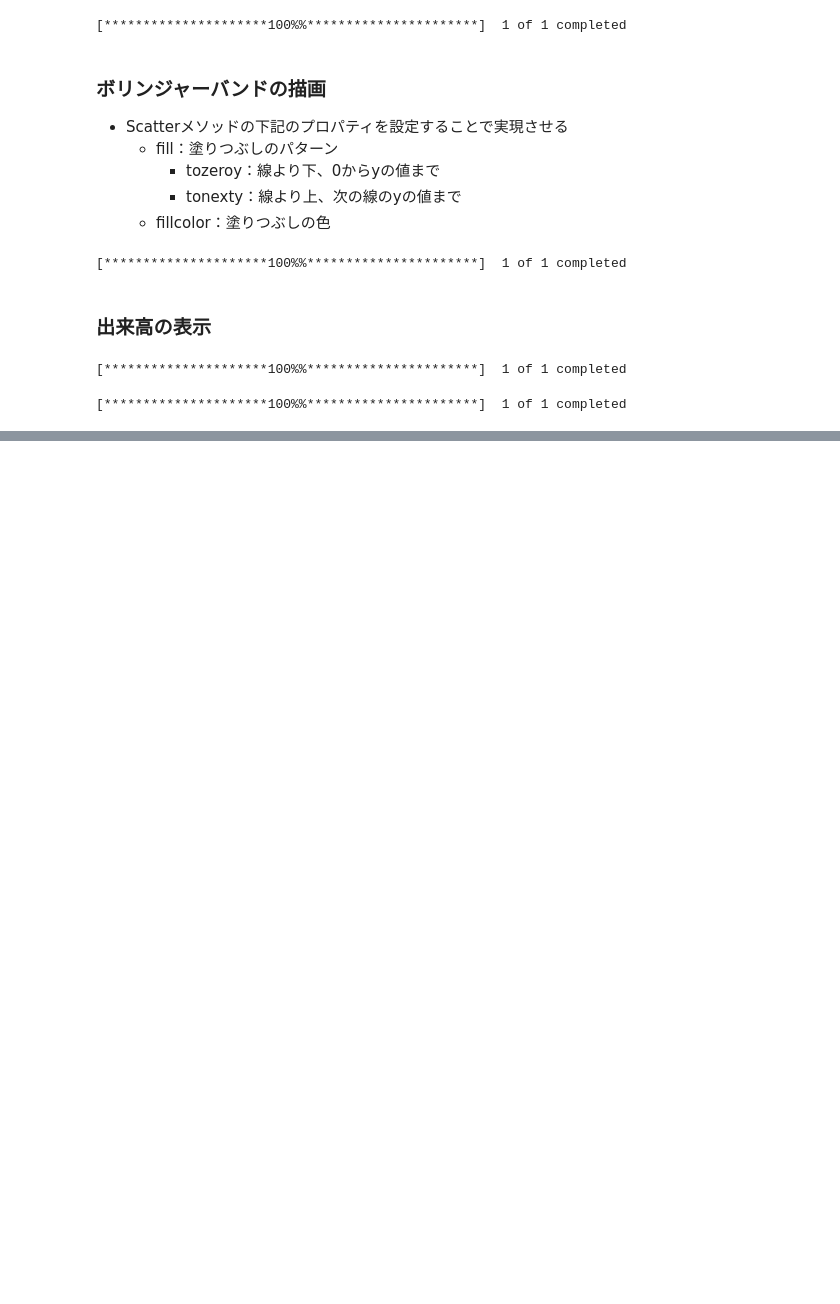
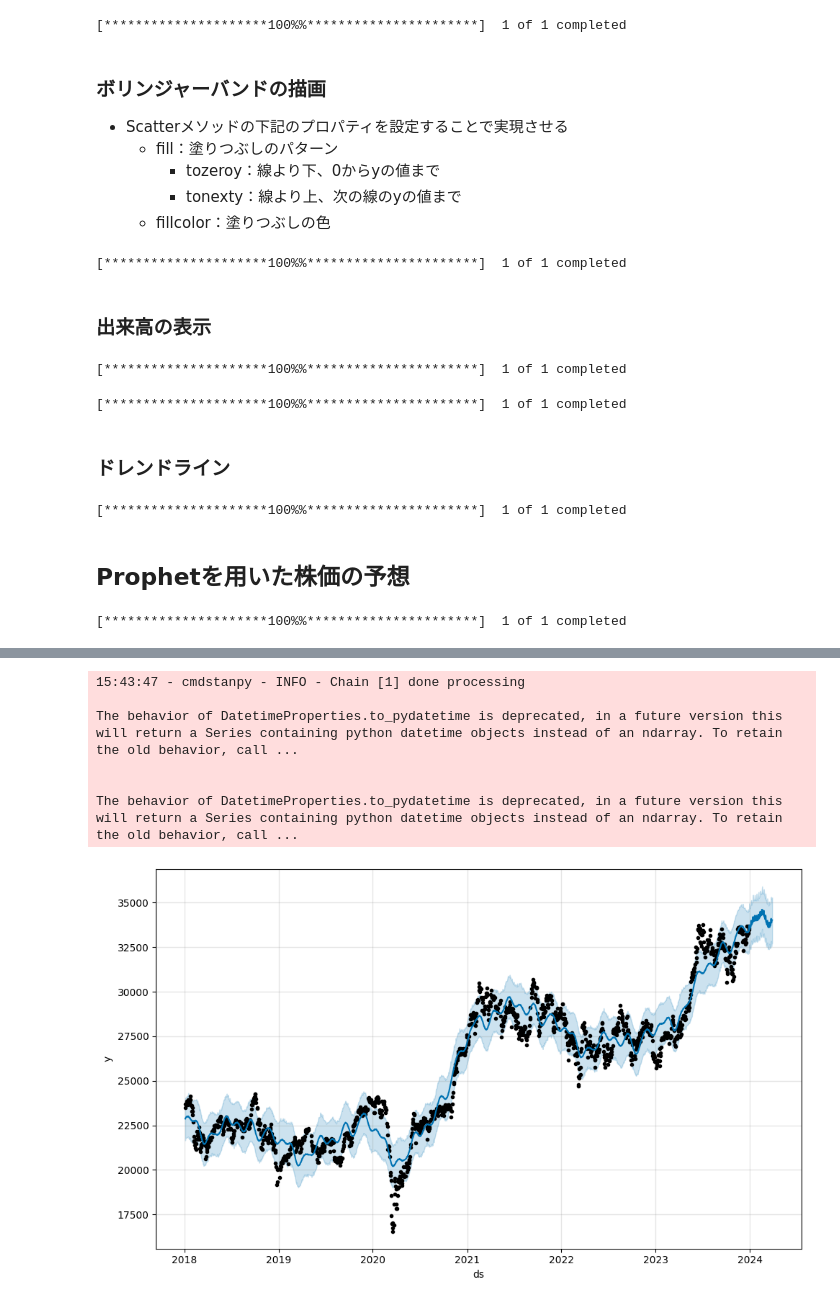
Before and after one commit to KOHTA0405/stock_price, a Jupyter notebook: stock_price.ipynb, the cells around one changed output, grey strips where cells are left out. Cells and saved outputs as stored; diff of their text form; code cells hidden in the pictures; blank space fills up the shorter version.

Commit message:
prophetによる予測の実行

```diff
--- a/stock_price.ipynb
+++ b/stock_price.ipynb
@@ -1373,3 +1375,30 @@ fig.update_layout(
 fig.show()
 # %% [output]
 [*********************100%%**********************]  1 of 1 completed
+# %% [markdown]
+### ドレンドライン
+# %%
+start = dt.date(2018, 1, 1)
+end = dt.date(2023, 12, 31)
+df = yf.download("^N225", start=start, end=end)
+fig = px.scatter(df, x=df.index, y="Close", trendline="ols")
+fig.show()
+# %% [output]
+[*********************100%%**********************]  1 of 1 completed
+# %% [markdown]
+## Prophetを用いた株価の予想
+# %%
+start = dt.date(2018, 1, 1)
+end = dt.date(2023, 12, 31)
+df = yf.download("^N225", start=start, end=end)
+df["ds"] = df.index
+df = df.rename(columns={"Close": "y"})
+
+prop = Prophet()
+prop.fit(df)
+
+future = prop.make_future_dataframe(periods=90)
+forecast = prop.predict(future)
+fig = prop.plot(forecast)
+# %% [output]
+[*********************100%%**********************]  1 of 1 completed
@@ -1375,0 +1406,7 @@ fig.show()
+15:43:47 - cmdstanpy - INFO - Chain [1] done processing
+
+The behavior of DatetimeProperties.to_pydatetime is deprecated, in a future version this will return a Series containing python datetime objects instead of an ndarray. To retain the old behavior, call ...
+
+
+The behavior of DatetimeProperties.to_pydatetime is deprecated, in a future version this will return a Series containing python datetime objects instead of an ndarray. To retain the old behavior, call ...
+[figure, added]
```
Also changed, not shown: parts of 2 cells of this notebook.
